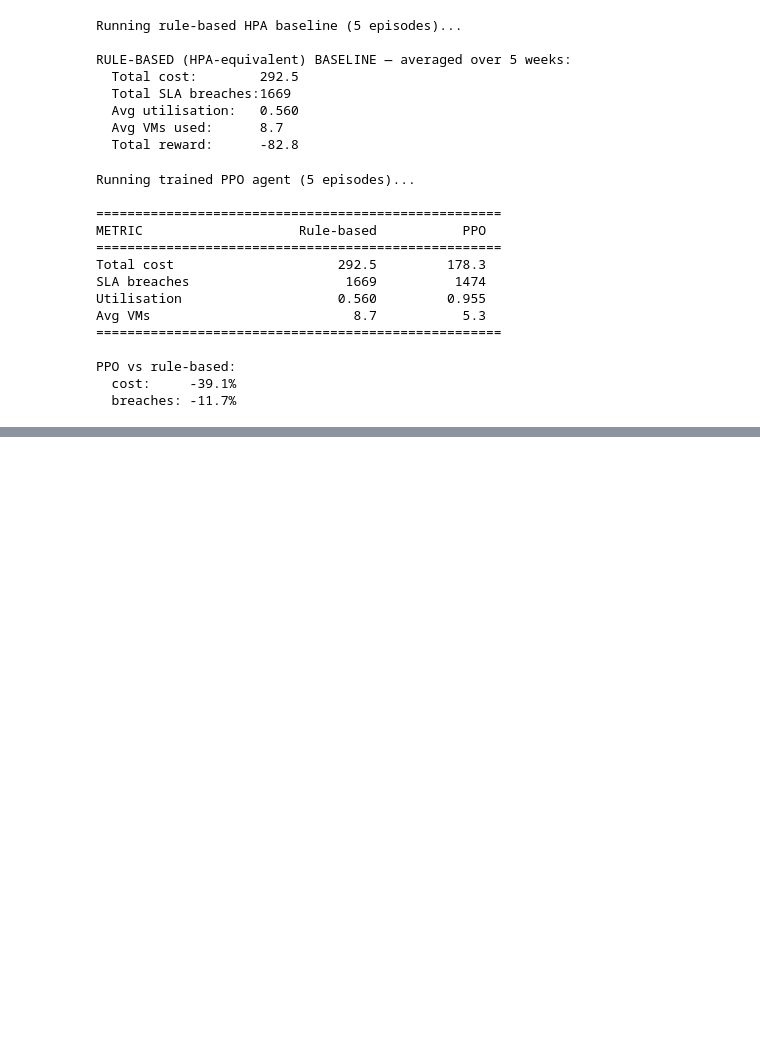
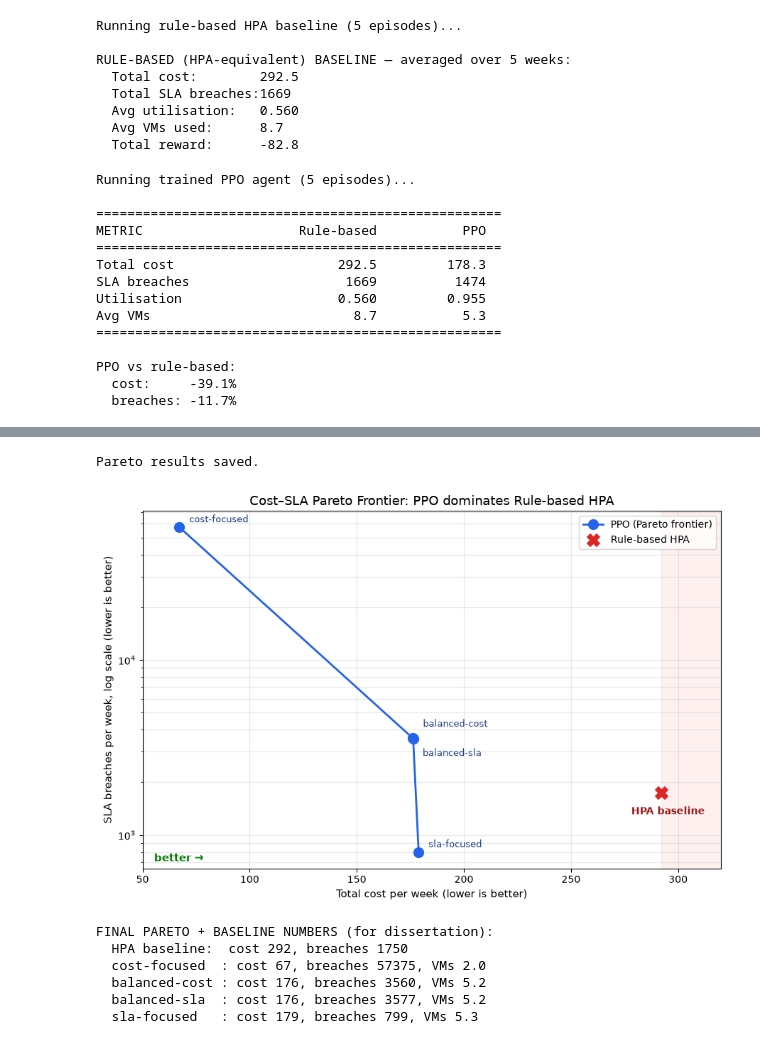
Before and after one commit to Atomix70/rl-cloud-optimiser, a Jupyter notebook: 03_ppo_agent.ipynb, the cells around one changed output, grey strips where cells are left out. Saved outputs shown, nothing was run; the diff lists cells and outputs as text; code cells hidden in the pictures; blank space fills up the shorter version.

Commit message:
ppo results saved

```diff
--- a/03_ppo_agent.ipynb
+++ b/03_ppo_agent.ipynb
@@ -657,0 +734,67 @@ PPO vs rule-based:
+# %%
+import json
+with open('pareto_results.json', 'w') as f:
+    json.dump(pareto_results, f, indent=2)
+print("Pareto results saved.")
+# %% [output]
+Pareto results saved.
+# %%
+import matplotlib.pyplot as plt
+
+# baseline (use your measured numbers)
+baseline_cost, baseline_breaches = 292.0, 1750.0
+
+# PPO points — relabel for clarity, drop the duplicate middle label
+pts = sorted(zip(ppo_costs, ppo_breaches, ppo_names))
+sc = [p[0] for p in pts]; sb = [p[1] for p in pts]; sn = [p[2] for p in pts]
+
+fig, ax = plt.subplots(figsize=(9, 6))
+
+# shade the region that is WORSE than HPA on both axes (upper-right of PPO)
+ax.axvspan(baseline_cost, ax.get_xlim()[1] if False else 320,
+           alpha=0.06, color='red')
+
+ax.plot(sc, sb, '-o', color='#2563eb', linewidth=2, markersize=10,
+        label='PPO (Pareto frontier)', zorder=3)
+
+# smarter label placement — offset each differently to avoid overlap
+offsets = {'cost-focused': (10, 5), 'balanced-cost': (10, 12),
+           'balanced-sla': (10, -18), 'sla-focused': (10, 5)}
+for c, b, n in zip(sc, sb, sn):
+    off = offsets.get(n, (8, 8))
+    ax.annotate(n, (c, b), textcoords="offset points", xytext=off,
+                fontsize=9, color='#1e3a8a')
+
+ax.scatter([baseline_cost], [baseline_breaches], color='#dc2626',
+           s=160, marker='X', label='Rule-based HPA', zorder=4)
+ax.annotate('HPA baseline', (baseline_cost, baseline_breaches),
+            textcoords="offset points", xytext=(-30, -22),
+            fontsize=10, color='#991b1b', fontweight='bold')
+
+ax.set_yscale('log')
+ax.set_xlim(50, 320)
+ax.set_xlabel('Total cost per week (lower is better)', fontsize=11)
+ax.set_ylabel('SLA breaches per week, log scale (lower is better)', fontsize=11)
+ax.set_title('Cost–SLA Pareto Frontier: PPO dominates Rule-based HPA', fontsize=13)
+ax.legend(fontsize=10, loc='upper right')
+ax.grid(True, alpha=0.3, which='both')
+ax.text(0.02, 0.02, 'better →', transform=ax.transAxes,
+        fontsize=11, color='green', fontweight='bold')
+
+plt.tight_layout()
+plt.savefig('pareto_frontier.png', dpi=150, bbox_inches='tight')
+plt.show()
+# %% [output]
+[figure, added]
+# %%
+print("FINAL PARETO + BASELINE NUMBERS (for dissertation):")
+print(f"  HPA baseline:  cost {baseline_cost:.0f}, breaches {baseline_breaches:.0f}")
+for r in pareto_results:
+    print(f"  {r['name']:<14}: cost {r['cost']:.0f}, breaches {r['breaches']:.0f}, VMs {r['avg_vms']:.1f}")
+# %% [output]
+FINAL PARETO + BASELINE NUMBERS (for dissertation):
+  HPA baseline:  cost 292, breaches 1750
+  cost-focused  : cost 67, breaches 57375, VMs 2.0
+  balanced-cost : cost 176, breaches 3560, VMs 5.2
+  balanced-sla  : cost 176, breaches 3577, VMs 5.2
+  sla-focused   : cost 179, breaches 799, VMs 5.3
```
Also changed, not shown: parts of 1 cell of this notebook, 6 other files.
